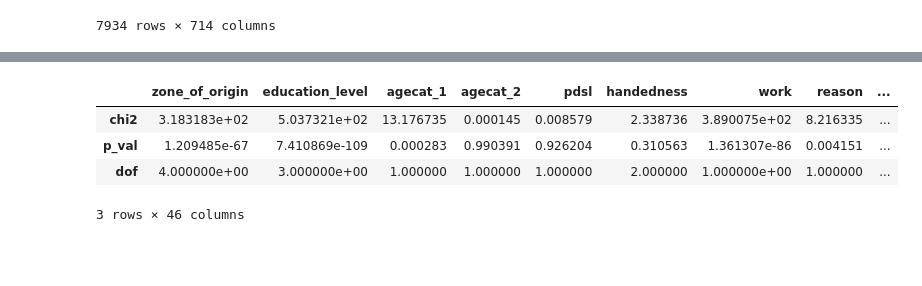
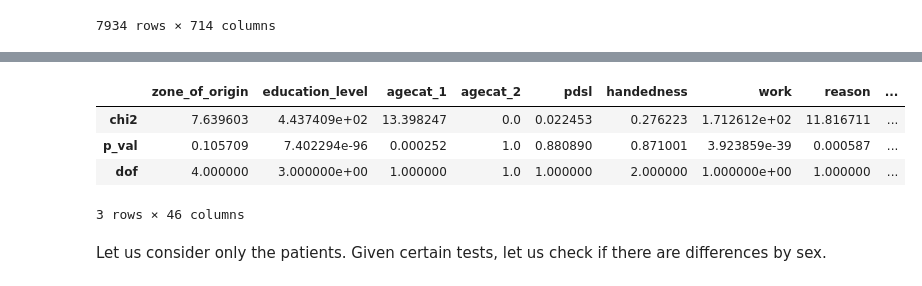
Before and after one commit to cge-tubingens/luxgiant-clinical, a Jupyter notebook: notebooks/patients_and_gender.ipynb, the cells around one changed output, grey strips where cells are left out. Cells and saved outputs as stored; diff of their text form; code cells hidden in the pictures; blank space fills up the shorter version.

Commit message:
chi squared analysis

```diff
--- a/notebooks/patients_and_gender.ipynb
+++ b/notebooks/patients_and_gender.ipynb
@@ -86,10 +86,12 @@ crosstab_vars = [
     'ct_head', 'mri_brain_imaging', 'datscan', 'f_dopa_pet', 'pd_surgical_treatment', 'dbs_done'
 ]
 # %%
-lxc.chi_squared_tests(df_data=df, variables=crosstab_vars, group_var='sex')
+lxc.chi_squared_tests(df_data=df_cases, variables=crosstab_vars, group_var='sex')
 # %% [output]
 |  | zone_of_origin | education_level | agecat_1 | agecat_2 | pdsl | handedness | work | reason | ... |
-| chi2 | 3.183183e+02 | 5.037321e+02 | 13.176735 | 0.000145 | 0.008579 | 2.338736 | 3.890075e+02 | 8.216335 | ... |
-| p_val | 1.209485e-67 | 7.410869e-109 | 0.000283 | 0.990391 | 0.926204 | 0.310563 | 1.361307e-86 | 0.004151 | ... |
-| dof | 4.000000e+00 | 3.000000e+00 | 1.000000 | 1.000000 | 1.000000 | 2.000000 | 1.000000e+00 | 1.000000 | ... |
+| chi2 | 7.639603 | 4.437409e+02 | 13.398247 | 0.0 | 0.022453 | 0.276223 | 1.712612e+02 | 11.816711 | ... |
+| p_val | 0.105709 | 7.402294e-96 | 0.000252 | 1.0 | 0.880890 | 0.871001 | 3.923859e-39 | 0.000587 | ... |
+| dof | 4.000000 | 3.000000e+00 | 1.000000 | 1.0 | 1.000000 | 2.000000 | 1.000000e+00 | 1.000000 | ... |
 3 rows × 46 columns
+# %% [markdown]
+Let us consider only the patients. Given certain tests, let us check if there are differences by sex.
```
Also changed, not shown: parts of 13 cells of this notebook.
